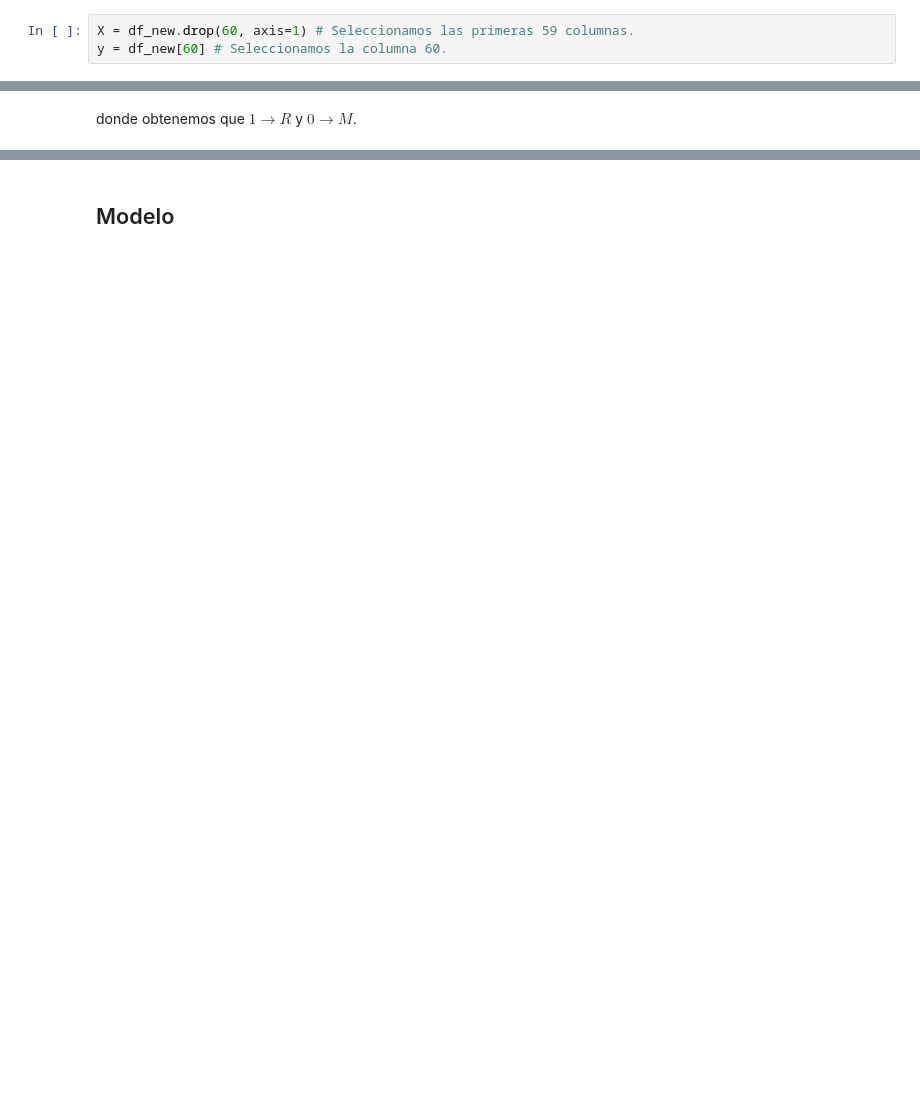
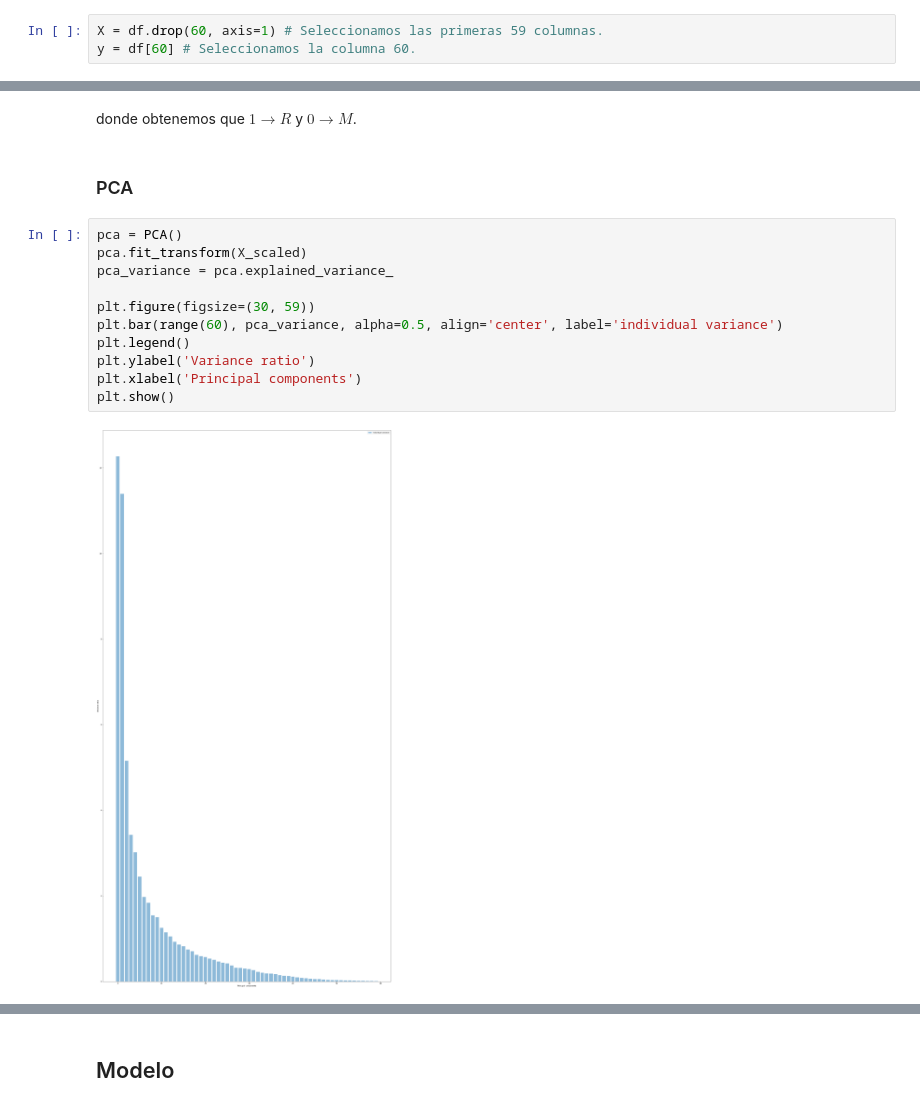
Before and after one commit to taniarubi/reconocimiento-de-patrones-y-aprendizaje-automatizado, a Jupyter notebook: tareas/tarea2/src/ejercicio2-2.ipynb, the cells around one changed output, grey strips where cells are left out. Drawn from its saved outputs; the diff is of its cells as text; blank space fills up the shorter version.

```diff
--- a/tareas/tarea2/src/ejercicio2-2.ipynb
+++ b/tareas/tarea2/src/ejercicio2-2.ipynb
@@ -123,6 +123,6 @@ plt.gca().set_aspect('equal')
 # %%
-X = df_new.drop(60, axis=1) # Seleccionamos las primeras 59 columnas.
-y = df_new[60] # Seleccionamos la columna 60.
+X = df.drop(60, axis=1) # Seleccionamos las primeras 59 columnas.
+y = df[60] # Seleccionamos la columna 60.
 # %% [markdown]
 La gráfica de cajas nos sugiere que debemos estandarizar los datos de entrada.
 # %% [markdown]
@@ -151,2 +169,17 @@ encoded_Y = encoder.transform(y)
 # %% [markdown]
 donde obtenemos que $1 \rightarrow R$ y $0 \rightarrow M$.
+# %% [markdown]
+### PCA
+# %%
+pca = PCA()
+pca.fit_transform(X_scaled)
+pca_variance = pca.explained_variance_
+
+plt.figure(figsize=(30, 59))
+plt.bar(range(60), pca_variance, alpha=0.5, align='center', label='individual variance')
+plt.legend()
+plt.ylabel('Variance ratio')
+plt.xlabel('Principal components')
+plt.show()
+# %% [output]
+[figure, added]
```
Also changed, not shown: parts of 22 cells of this notebook, 21 other files.
